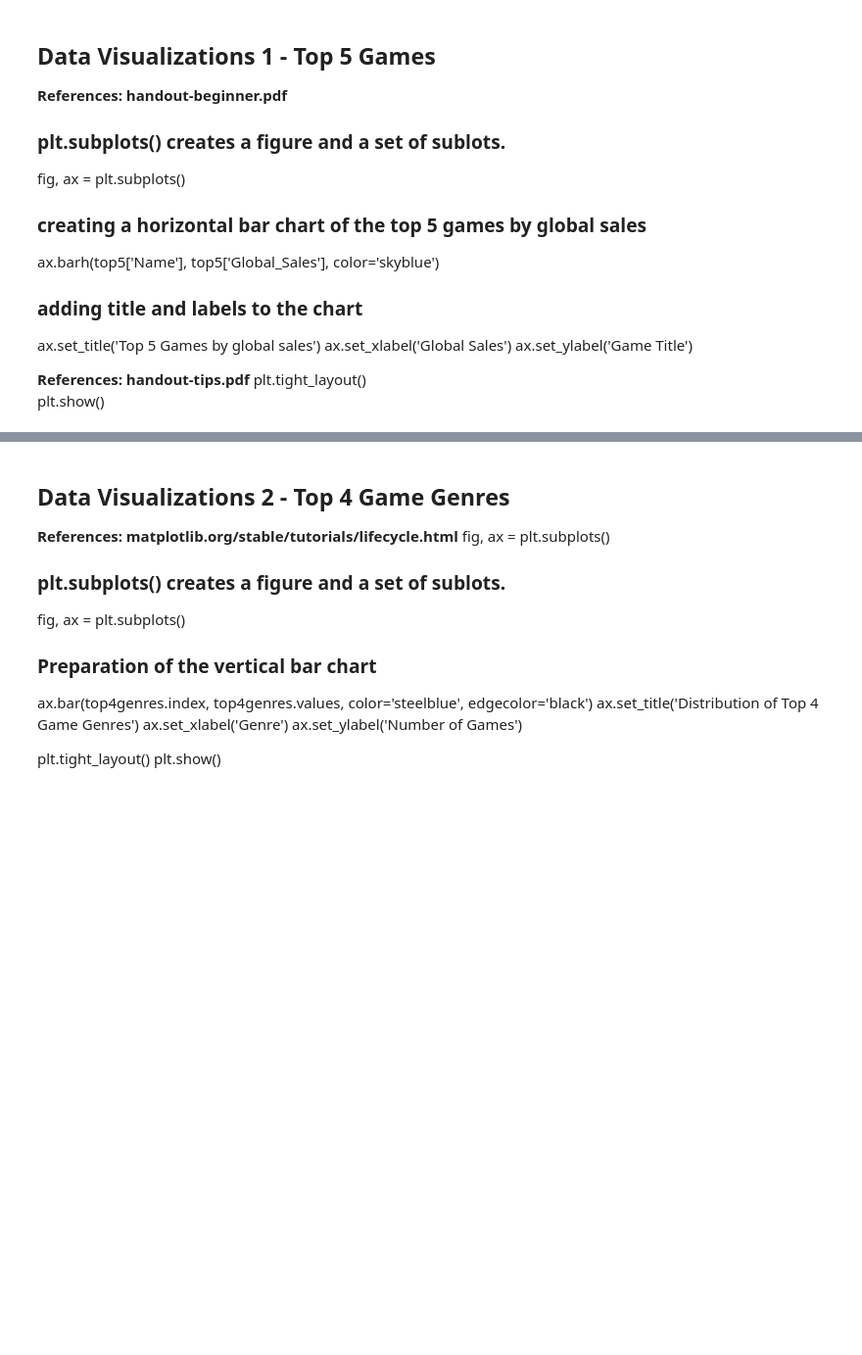
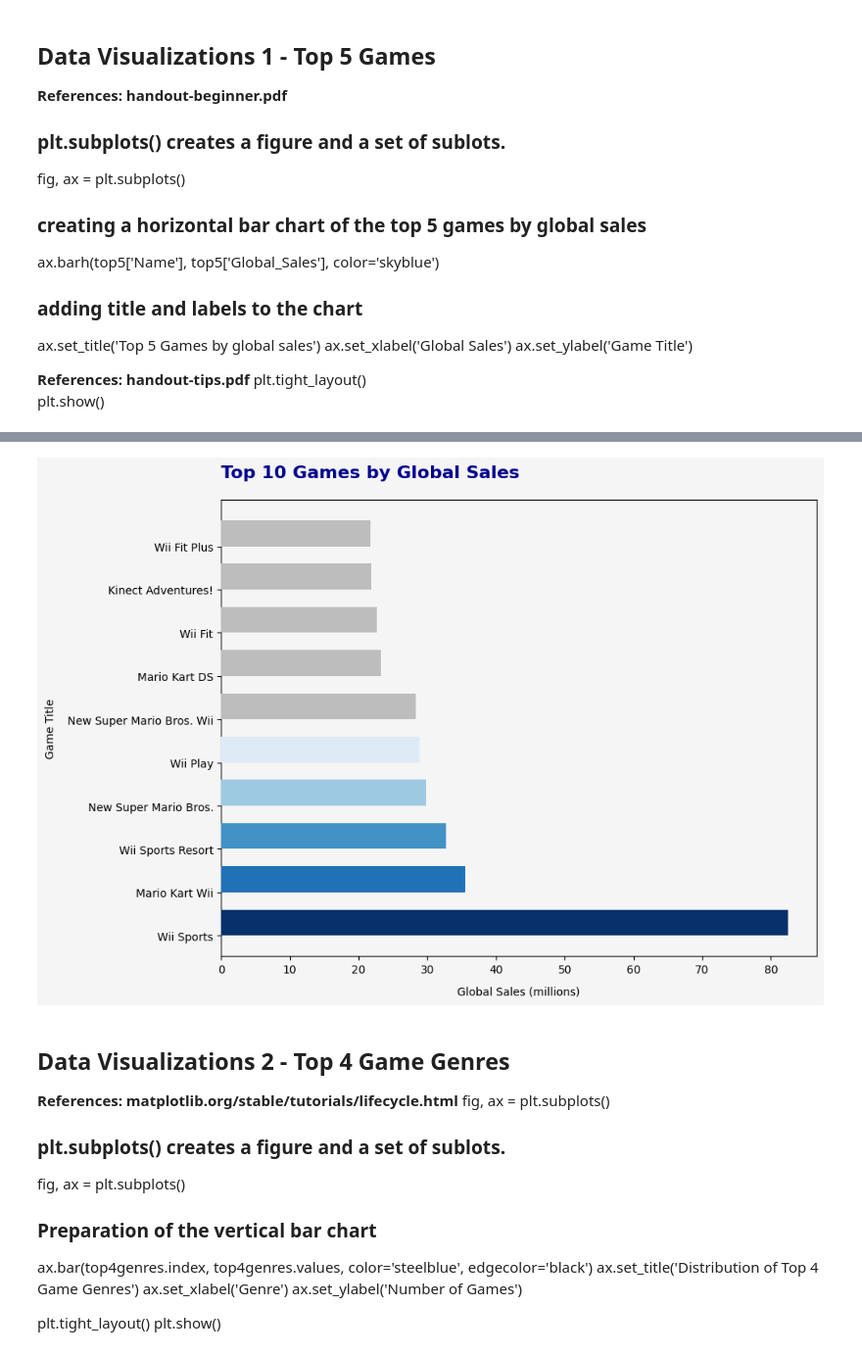
Before and after one commit to Akakiusz/Visualisation-Techniques-for-AI-, a Jupyter notebook: NOTEBOOK/analysis TEST.ipynb, the cells around one changed output, grey strips where cells are left out. Shown at 98% size. Cells and saved outputs as stored; diff of their text form; code cells hidden in the pictures; blank space fills up the shorter version.

```diff
--- a/NOTEBOOK/analysis TEST.ipynb
+++ b/NOTEBOOK/analysis TEST.ipynb
@@ -267,4 +267,31 @@ plt.savefig('diamond_cut.png', dpi=300)
 <Figure size 640x480 with 0 Axes>
+# %%
+# sort by Global_Sales to get the highest selling games, take only top 10
+top10 = df_selection.sort_values(by='Global_Sales', ascending=False).head(10)
+
+# top 5 in blue shades, bottom 5 in grey
+colors = ['#08306b', '#2171b5', '#4292c6', '#9ecae1', '#deebf7',
+          '#bdbdbd', '#bdbdbd', '#bdbdbd', '#bdbdbd', '#bdbdbd']
+
+fig, ax = plt.subplots(figsize=(10, 7))
+
+fig.patch.set_facecolor('#f5f5f5')
+ax.set_facecolor('#f5f5f5')
+
+# barh because horizontal bars are easier to read with long game titles
+bars = ax.barh(top10['Name'], top10['Global_Sales'], color=colors, edgecolor='none', height=0.6, align='edge', zorder=3)
+
+ax.set_title('Top 10 Games by Global Sales', fontsize=16, fontweight='bold', pad=20, color='darkblue', loc='left')
+ax.set_xlabel('Global Sales (millions)', fontsize=10, labelpad=10)
+ax.set_ylabel('Game Title', fontsize=10, labelpad=10)
+
+
+
+plt.tight_layout()
+plt.savefig('top10_games.png', dpi=300)
+plt.show()
+# %% [output]
+[figure, added]
 # %% [markdown]
 ## Data Visualizations 2 - Top 4 Game Genres
 
```
Also changed, not shown: parts of 2 cells of this notebook, 2 other files.
